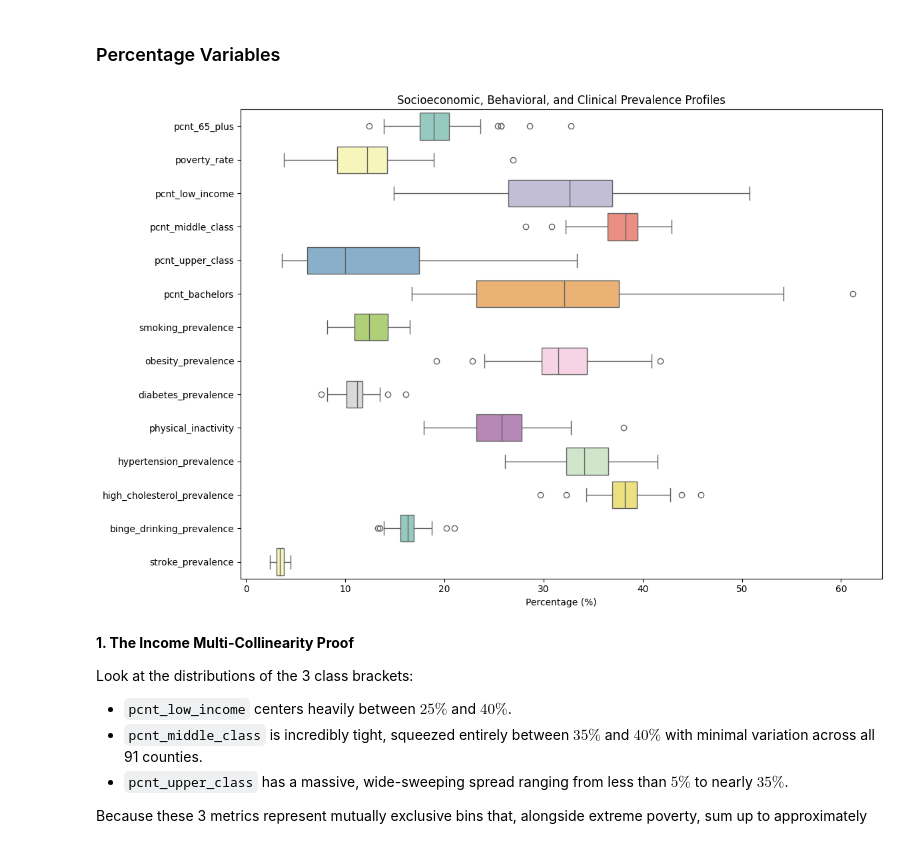
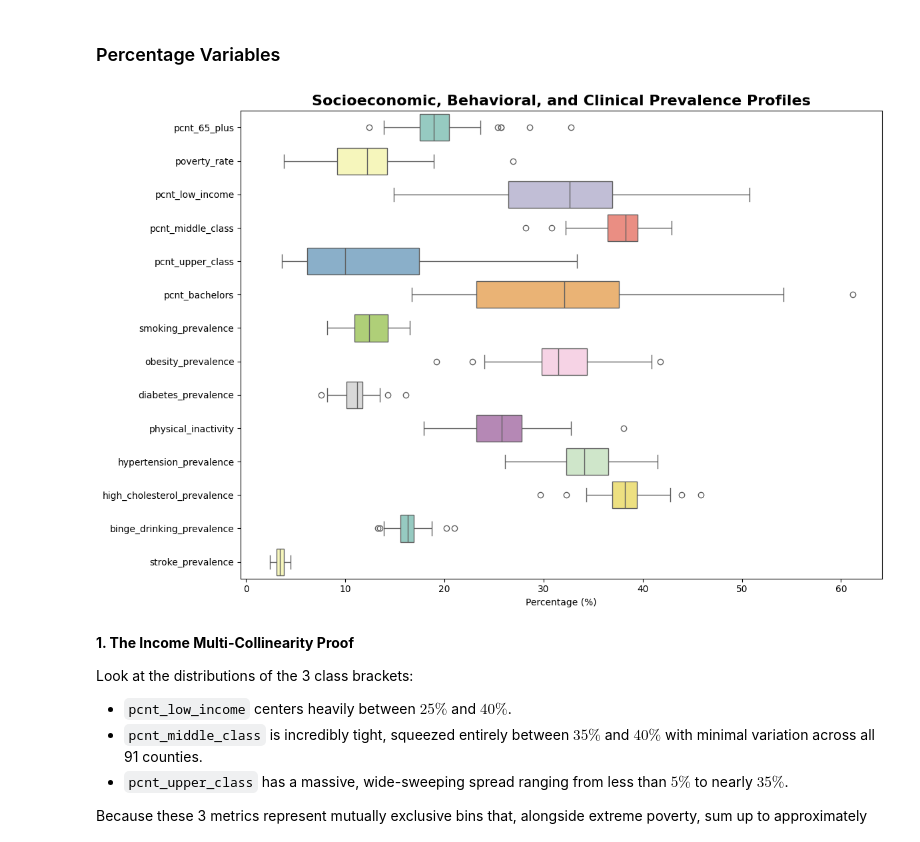
Before and after one commit to palism1/stroke-burden-index, a Jupyter notebook: notebooks/SRI EDA.ipynb, the cells around one changed output. Saved outputs shown, nothing was run; the diff lists cells and outputs as text; code cells hidden in the pictures.

```diff
--- a/notebooks/SRI EDA.ipynb
+++ b/notebooks/SRI EDA.ipynb
@@ -121,9 +121,9 @@ Percentage-based features are clean and bounded tightly between 2.4% and 61.2%,
 # %% [markdown]
 ## Check for Skewness and Outliers
 # %%
-# Run the following lines to save graphs to outputs folder
-# output_dir = repo_root / "outputs"
-# output_dir.mkdir(exist_ok=True)
+# Run the following lines to save graphs to the image folder for the GitHub page
+output_dir = repo_root / "docs/images/"
+output_dir.mkdir(exist_ok=True)
 # %% [markdown]
 ### Population density
 # %%
@@ -168,18 +168,19 @@ Log-Transformed Density Skewness: 0.69
 # %%
 percentage_features = [col for col in all_features if col != 'pop_density']
 
 plt.figure(figsize=(12, 8))
 sns.boxplot(data=df[percentage_features], orient="h", palette="Set3")
 
-plt.title("Socioeconomic, Behavioral, and Clinical Prevalence Profiles")
+plt.title("Socioeconomic, Behavioral, and Clinical Prevalence Profiles", fontsize=16, fontweight="bold")
 plt.xlabel("Percentage (%)")
 plt.tight_layout()
+
+# Save the graph
+plt.savefig(str(output_dir / "boxplot_sri_percentage_features.png"), dpi=300)
+
 plt.show()
-
-# Run this line to save the graph to outputs folder
-# plt.savefig(str(output_dir / "eda_percentage_features.png"), dpi=300)
 # %% [output]
-[figure, old version]
+[figure, new version]
 # %% [markdown]
 **1. The Income Multi-Collinearity Proof**
 
```
Also changed, not shown: parts of 2 cells of this notebook, 3 other files.
